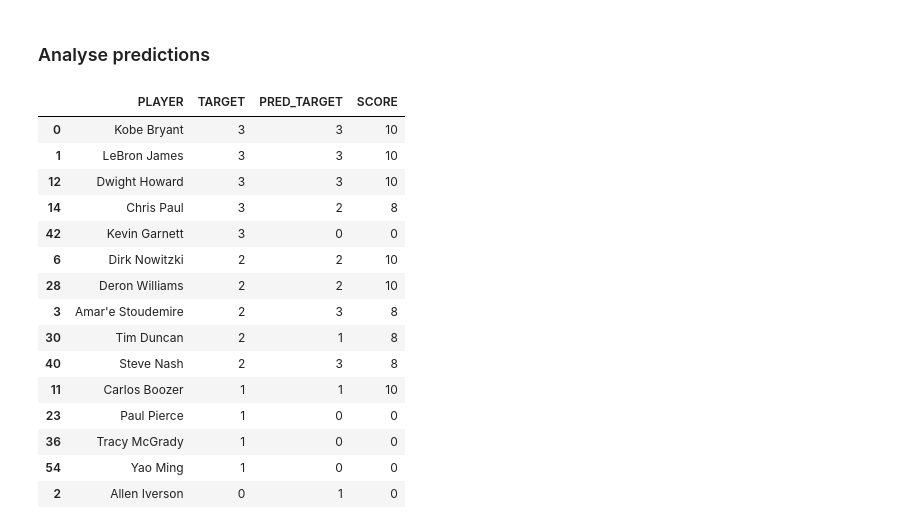
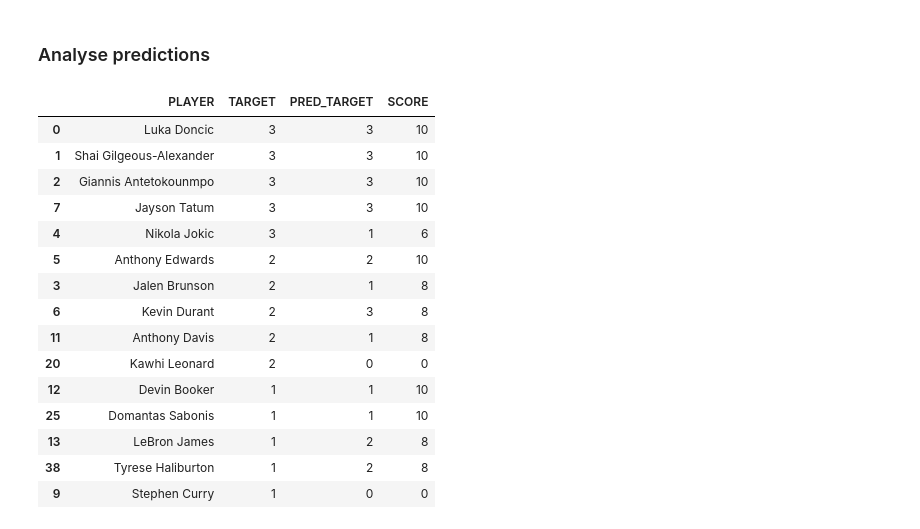
Before and after one commit to krzy3chu/WZUM-project, a Jupyter notebook: WZUM-project.ipynb, the cells around one changed output. Drawn from its saved outputs; the diff is of its cells as text; code cells hidden in the pictures.

```diff
--- a/WZUM-project.ipynb
+++ b/WZUM-project.ipynb
@@ -44,7 +44,7 @@ leaders_analysis = pd.DataFrame(leaders_analysis)
 # %% [markdown]
 ### Split into train and test data
 # %%
-test_seasons = ['2007-08','2012-13','2017-18','2022-23','2023-24']
+test_seasons = ['2003-04','2008-09','2013-14','2018-19','2023-24']
 
 train_df = leaders_df[~leaders_df['SEASON'].isin(test_seasons)].reset_index(drop=True)
 
@@ -157,21 +155,21 @@ Score: 136
 # %% [markdown]
 ### Analyse predictions
 # %%
-test_dfs[0][['PLAYER', 'TARGET', 'PRED_TARGET', 'SCORE']].sort_values(by=['TARGET', 'SCORE'], ascending=False).head(15)
+test_dfs[-1][['PLAYER', 'TARGET', 'PRED_TARGET', 'SCORE']].sort_values(by=['TARGET', 'SCORE'], ascending=False).head(15)
 # %% [output]
 |  | PLAYER | TARGET | PRED_TARGET | SCORE |
-| 0 | Kobe Bryant | 3 | 3 | 10 |
-| 1 | LeBron James | 3 | 3 | 10 |
-| 12 | Dwight Howard | 3 | 3 | 10 |
-| 14 | Chris Paul | 3 | 2 | 8 |
-| 42 | Kevin Garnett | 3 | 0 | 0 |
-| 6 | Dirk Nowitzki | 2 | 2 | 10 |
-| 28 | Deron Williams | 2 | 2 | 10 |
-| 3 | Amar'e Stoudemire | 2 | 3 | 8 |
-| 30 | Tim Duncan | 2 | 1 | 8 |
-| 40 | Steve Nash | 2 | 3 | 8 |
-| 11 | Carlos Boozer | 1 | 1 | 10 |
-| 23 | Paul Pierce | 1 | 0 | 0 |
-| 36 | Tracy McGrady | 1 | 0 | 0 |
-| 54 | Yao Ming | 1 | 0 | 0 |
-| 2 | Allen Iverson | 0 | 1 | 0 |
+| 0 | Luka Doncic | 3 | 3 | 10 |
+| 1 | Shai Gilgeous-Alexander | 3 | 3 | 10 |
+| 2 | Giannis Antetokounmpo | 3 | 3 | 10 |
+| 7 | Jayson Tatum | 3 | 3 | 10 |
+| 4 | Nikola Jokic | 3 | 1 | 6 |
+| 5 | Anthony Edwards | 2 | 2 | 10 |
+| 3 | Jalen Brunson | 2 | 1 | 8 |
+| 6 | Kevin Durant | 2 | 3 | 8 |
+| 11 | Anthony Davis | 2 | 1 | 8 |
+| 20 | Kawhi Leonard | 2 | 0 | 0 |
+| 12 | Devin Booker | 1 | 1 | 10 |
+| 25 | Domantas Sabonis | 1 | 1 | 10 |
+| 13 | LeBron James | 1 | 2 | 8 |
+| 38 | Tyrese Haliburton | 1 | 2 | 8 |
+| 9 | Stephen Curry | 1 | 0 | 0 |
```
Also changed, not shown: parts of 9 cells of this notebook.
